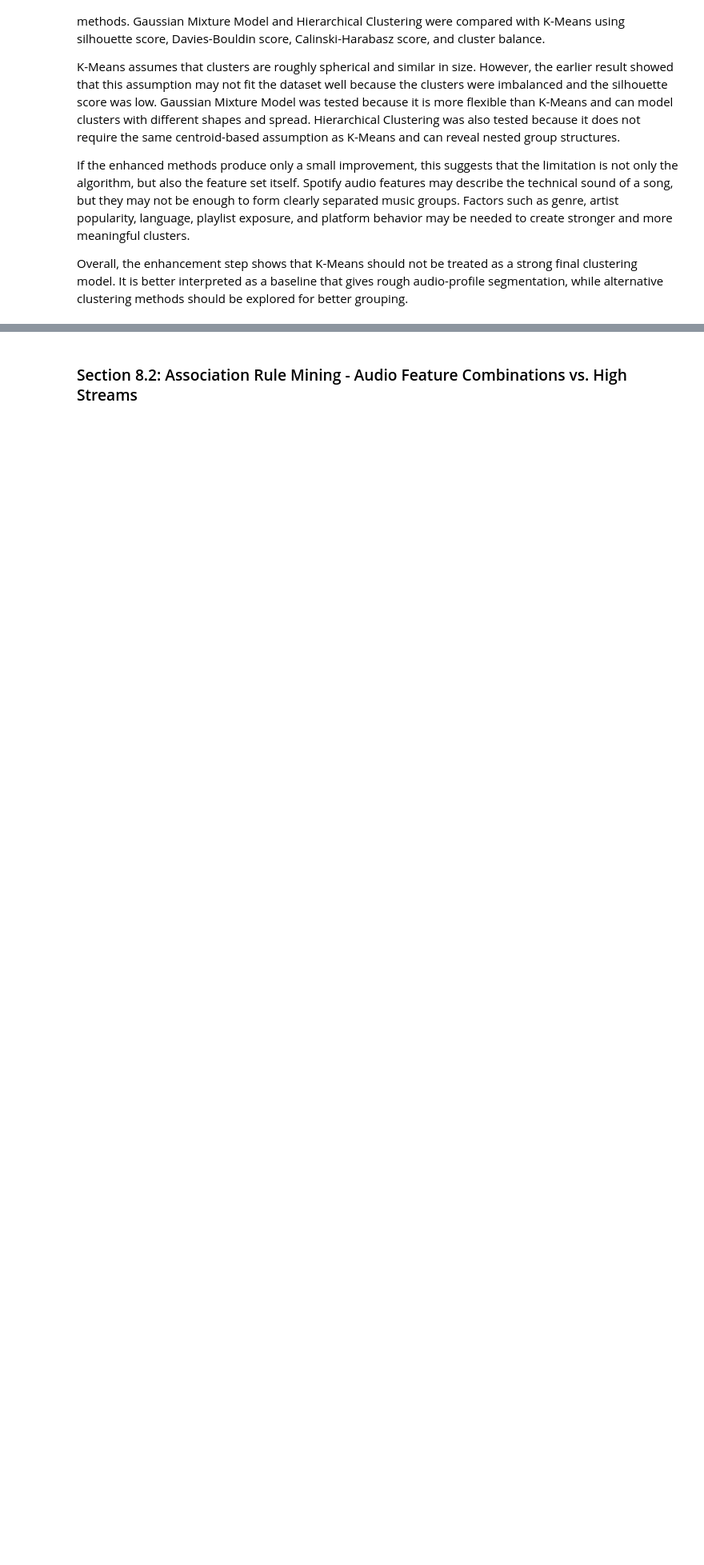
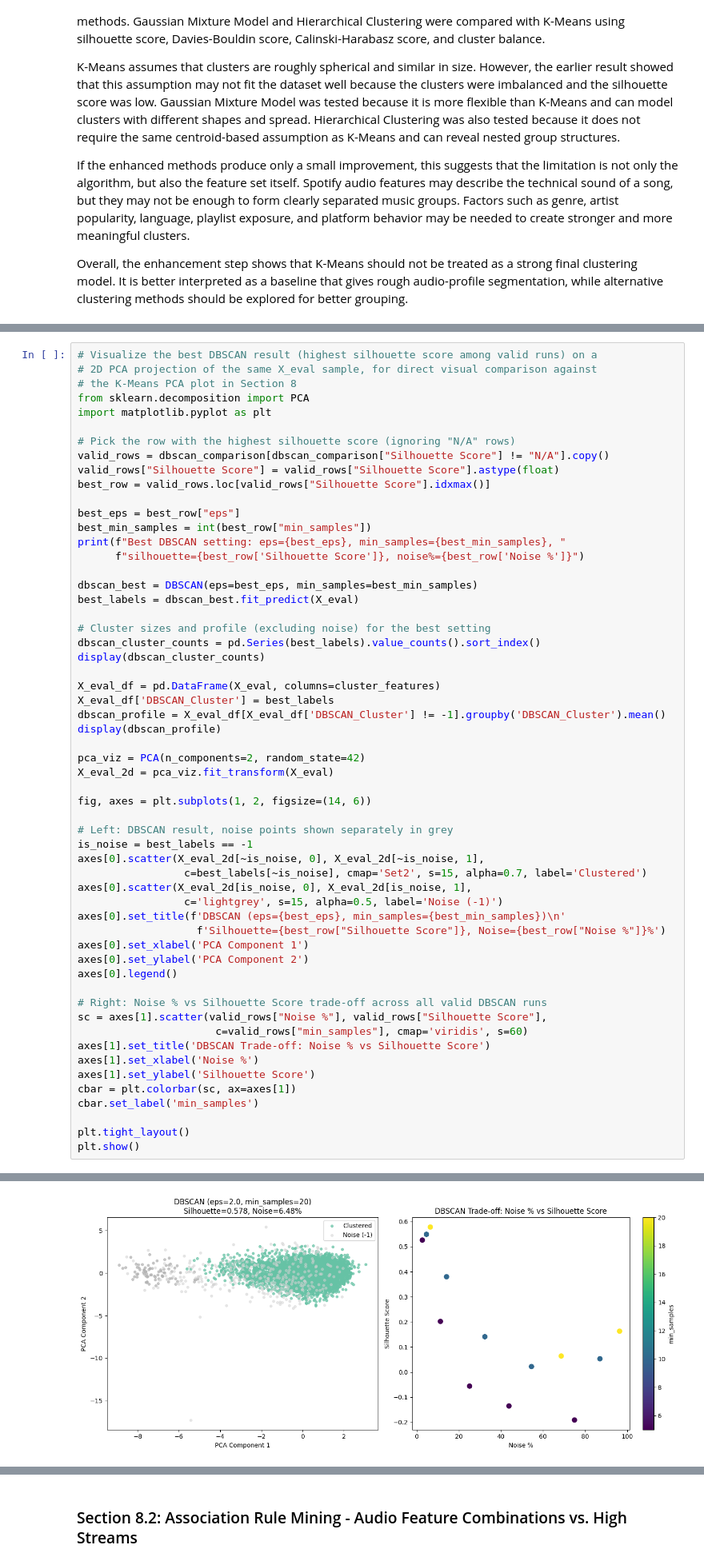
Before and after one commit to chanjyi/Spotify-vs-Youtube, a Jupyter notebook: TT6L_G05_Notebook.ipynb, the cells around one changed output, grey strips where cells are left out. Shown at 80% size. Drawn from its saved outputs; the diff is of its cells as text; blank space fills up the shorter version.

```diff
--- a/TT6L_G05_Notebook.ipynb
+++ b/TT6L_G05_Notebook.ipynb
@@ -1710,0 +1819,58 @@ This means the enhancement step does **not** rescue the clustering result — sw
+# %%
+# Visualize the best DBSCAN result (highest silhouette score among valid runs) on a
+# 2D PCA projection of the same X_eval sample, for direct visual comparison against
+# the K-Means PCA plot in Section 8
+from sklearn.decomposition import PCA
+import matplotlib.pyplot as plt
+
+# Pick the row with the highest silhouette score (ignoring "N/A" rows)
+valid_rows = dbscan_comparison[dbscan_comparison["Silhouette Score"] != "N/A"].copy()
+valid_rows["Silhouette Score"] = valid_rows["Silhouette Score"].astype(float)
+best_row = valid_rows.loc[valid_rows["Silhouette Score"].idxmax()]
+
+best_eps = best_row["eps"]
+best_min_samples = int(best_row["min_samples"])
+print(f"Best DBSCAN setting: eps={best_eps}, min_samples={best_min_samples}, "
+      f"silhouette={best_row['Silhouette Score']}, noise%={best_row['Noise %']}")
+
+dbscan_best = DBSCAN(eps=best_eps, min_samples=best_min_samples)
+best_labels = dbscan_best.fit_predict(X_eval)
+
+# Cluster sizes and profile (excluding noise) for the best setting
+dbscan_cluster_counts = pd.Series(best_labels).value_counts().sort_index()
+display(dbscan_cluster_counts)
+
+X_eval_df = pd.DataFrame(X_eval, columns=cluster_features)
+X_eval_df['DBSCAN_Cluster'] = best_labels
+dbscan_profile = X_eval_df[X_eval_df['DBSCAN_Cluster'] != -1].groupby('DBSCAN_Cluster').mean()
+display(dbscan_profile)
+
+pca_viz = PCA(n_components=2, random_state=42)
+X_eval_2d = pca_viz.fit_transform(X_eval)
+
+fig, axes = plt.subplots(1, 2, figsize=(14, 6))
+
+# Left: DBSCAN result, noise points shown separately in grey
+is_noise = best_labels == -1
+axes[0].scatter(X_eval_2d[~is_noise, 0], X_eval_2d[~is_noise, 1],
+                 c=best_labels[~is_noise], cmap='Set2', s=15, alpha=0.7, label='Clustered')
+axes[0].scatter(X_eval_2d[is_noise, 0], X_eval_2d[is_noise, 1],
+                 c='lightgrey', s=15, alpha=0.5, label='Noise (-1)')
+axes[0].set_title(f'DBSCAN (eps={best_eps}, min_samples={best_min_samples})\n'
+                   f'Silhouette={best_row["Silhouette Score"]}, Noise={best_row["Noise %"]}%')
+axes[0].set_xlabel('PCA Component 1')
+axes[0].set_ylabel('PCA Component 2')
+axes[0].legend()
+
+# Right: Noise % vs Silhouette Score trade-off across all valid DBSCAN runs
+sc = axes[1].scatter(valid_rows["Noise %"], valid_rows["Silhouette Score"],
+                      c=valid_rows["min_samples"], cmap='viridis', s=60)
+axes[1].set_title('DBSCAN Trade-off: Noise % vs Silhouette Score')
+axes[1].set_xlabel('Noise %')
+axes[1].set_ylabel('Silhouette Score')
+cbar = plt.colorbar(sc, ax=axes[1])
+cbar.set_label('min_samples')
+
+plt.tight_layout()
+plt.show()
+# %% [output]
@@ -1710,0 +1886 @@ This means the enhancement step does **not** rescue the clustering result — sw
+[figure, added]
```
Also changed, not shown: parts of 49 cells of this notebook, 1 other file.
